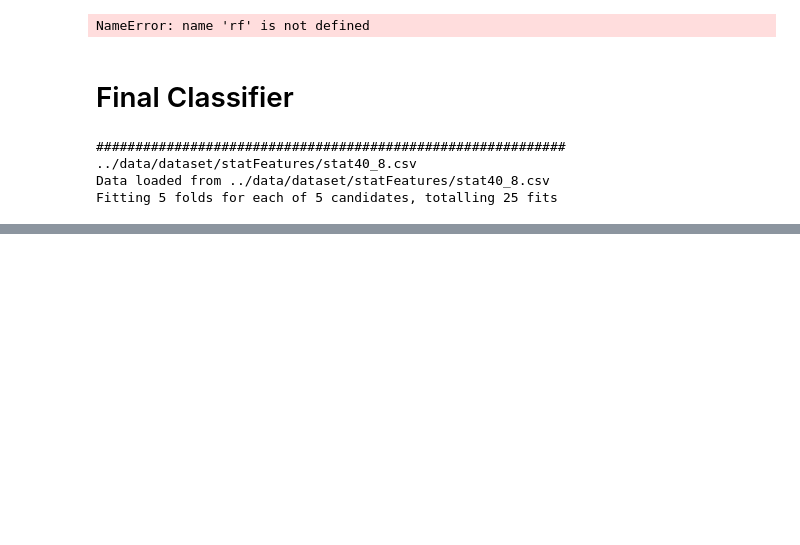
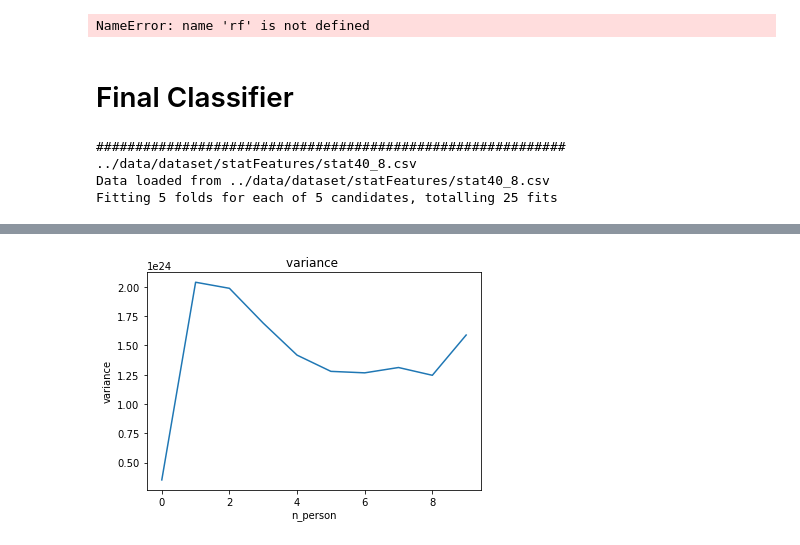
Before and after one commit to rdverse/faceTouch, a Jupyter notebook: MachineLearning/rfpoly.ipynb, the cells around one changed output, grey strips where cells are left out. Drawn from its saved outputs; the diff is of its cells as text; code cells hidden in the pictures; blank space fills up the shorter version.

Commit message:
variance plots

```diff
--- a/MachineLearning/rfpoly.ipynb
+++ b/MachineLearning/rfpoly.ipynb
@@ -768,3 +780,10 @@ len(colNames)
+# %%
+from sklearn.base import clone
+rBP = clone(rfBestPoly)
+rBP.set_params(max_depth=10)
+rBP.set_params(min_samples_leaf=5)
+rBP.set_params(min_samples_split=20)
+import tqdm
 # %%
 scores = list()
 featuresInFocus = list()
@@ -787,0 +812,6 @@ NameError: name 'rBP' is not defined
+# %%
+from sklearn.decomposition import PCA
+
+pca = PCA(n_components = 2)
+
+pca.fit_transform(X_TrainPoly, y_Trainl)
@@ -787,0 +826,34 @@ NameError: name 'rBP' is not defined
+# %%
+df = pd.DataFrame(y_Train, columns=["person", "activity", "label"])
+groupPersonDf = df.groupby("person")
+# %%
+dataList = []
+labelList = []
+variances = []
+
+
+for person in groupPersonDf.groups:
+    personDf = groupPersonDf.get_group(person)
+    getIndices = list(personDf.index)
+    selectFeatures = list(impDfSelect.index[:340])
+
+    X_person = X_TrainPoly[::,selectFeatures][getIndices]
+    y_person = y_Trainl[getIndices]
+
+    dataList.extend(X_person)
+    labelList.extend(y_person)
+
+    pca = PCA(n_components = 340)
+    pca.fit_transform(dataList, labelList)
+    # print(X_person.shape)
+    # print(y_person.shape)
+    # print(len(dataList))
+    variances.append(pca.explained_variance_ratio_[1])
+# %%
+plt.plot(variances)
+plt.ylabel("variance")
+plt.xlabel("n_person")
+plt.title("variance ")
+plt.savefig("variancee.png")
+# %% [output]
+[figure, added]
```
Also changed, not shown: parts of 7 cells of this notebook, 4 other files.
